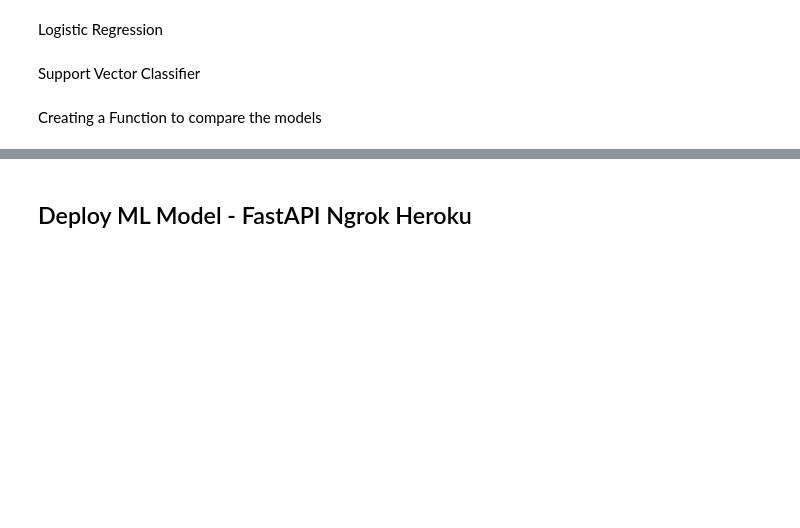
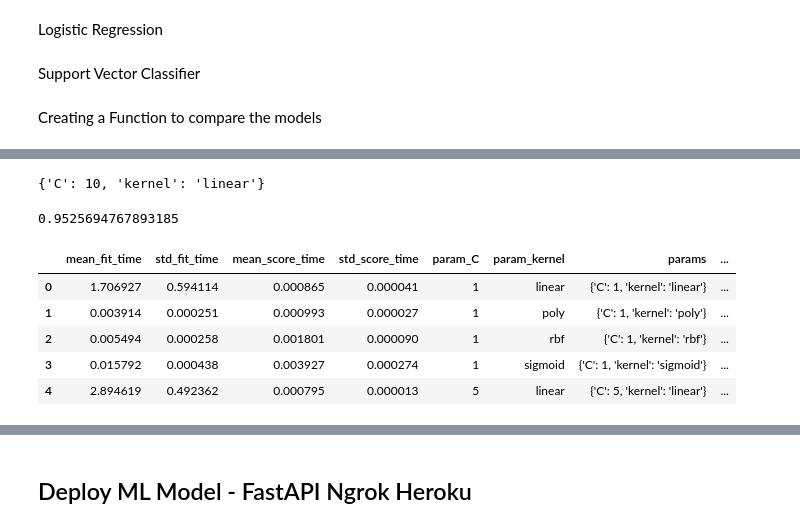
Before and after one commit to 1500-Shubham/ML-DL-AI, a Jupyter notebook: machine_learning_course_curriculum_siddhardhan.ipynb, the cells around one changed output, grey strips where cells are left out. Cells and saved outputs as stored; diff of their text form; code cells hidden in the pictures; blank space fills up the shorter version.

Commit message:
Starting Hyperparameter Tuning

```diff
--- a/machine_learning_course_curriculum_siddhardhan.ipynb
+++ b/machine_learning_course_curriculum_siddhardhan.ipynb
@@ -2130,0 +2268,7 @@ from sklearn.model_selection import RandomizedSearchCV
+# %%
+# hyperparameters
+
+parameters = {
+              'kernel':['linear','poly','rbf','sigmoid'],
+              'C':[1, 5, 10, 20]
+}
@@ -2130,0 +2305,14 @@ from sklearn.model_selection import RandomizedSearchCV
+# %%
+# best parameters
+
+best_parameters = classifier.best_params_
+print(best_parameters)
+# %% [output]
+{'C': 10, 'kernel': 'linear'}
+# %%
+# higest accuracy
+
+highest_accuracy = classifier.best_score_
+print(highest_accuracy)
+# %% [output]
+0.9525694767893185
@@ -2130,0 +2322,9 @@ from sklearn.model_selection import RandomizedSearchCV
+# %%
+result.head()
+# %% [output]
+|  | mean_fit_time | std_fit_time | mean_score_time | std_score_time | param_C | param_kernel | params | ... |
+| 0 | 1.706927 | 0.594114 | 0.000865 | 0.000041 | 1 | linear | {'C': 1, 'kernel': 'linear'} | ... |
+| 1 | 0.003914 | 0.000251 | 0.000993 | 0.000027 | 1 | poly | {'C': 1, 'kernel': 'poly'} | ... |
+| 2 | 0.005494 | 0.000258 | 0.001801 | 0.000090 | 1 | rbf | {'C': 1, 'kernel': 'rbf'} | ... |
+| 3 | 0.015792 | 0.000438 | 0.003927 | 0.000274 | 1 | sigmoid | {'C': 1, 'kernel': 'sigmoid'} | ... |
+| 4 | 2.894619 | 0.492362 | 0.000795 | 0.000013 | 5 | linear | {'C': 5, 'kernel': 'linear'} | ... |
```
Also changed, not shown: parts of 45 cells of this notebook.
